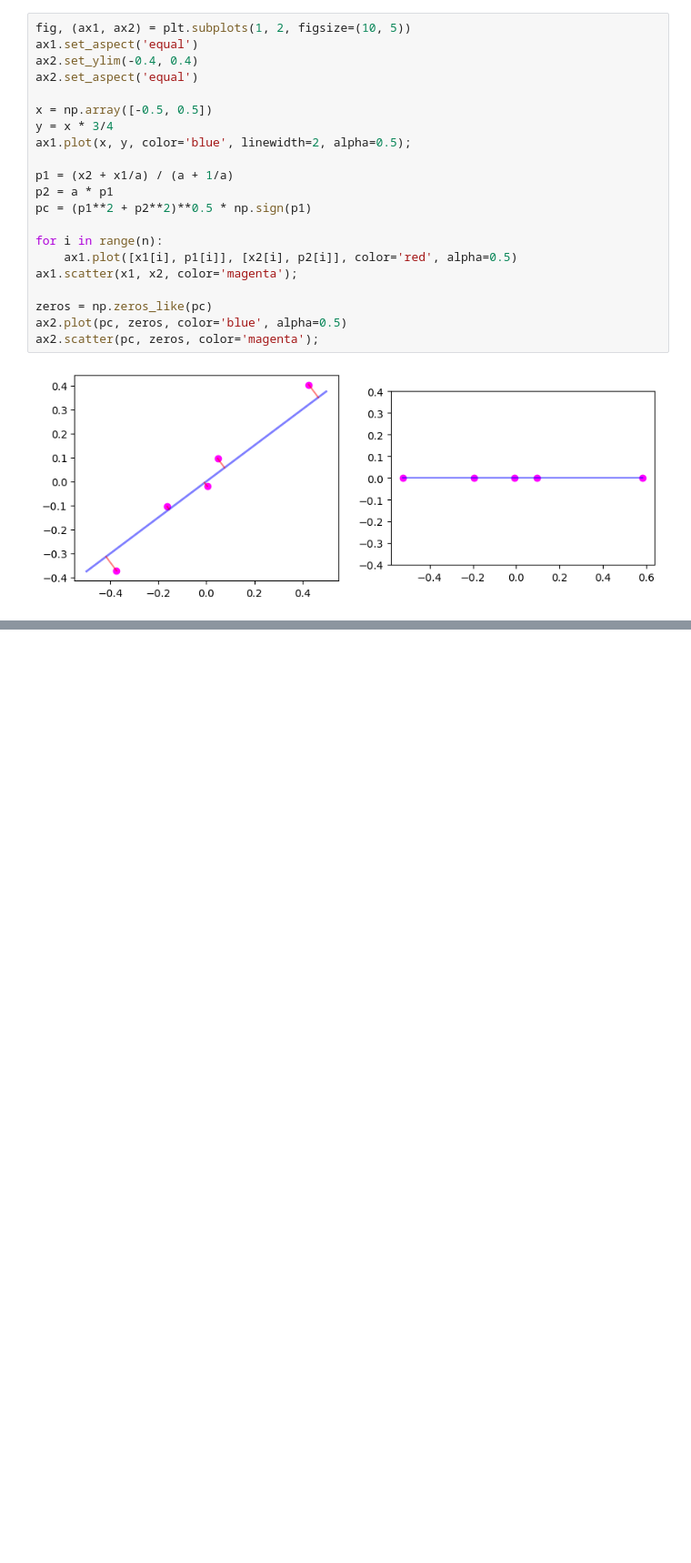
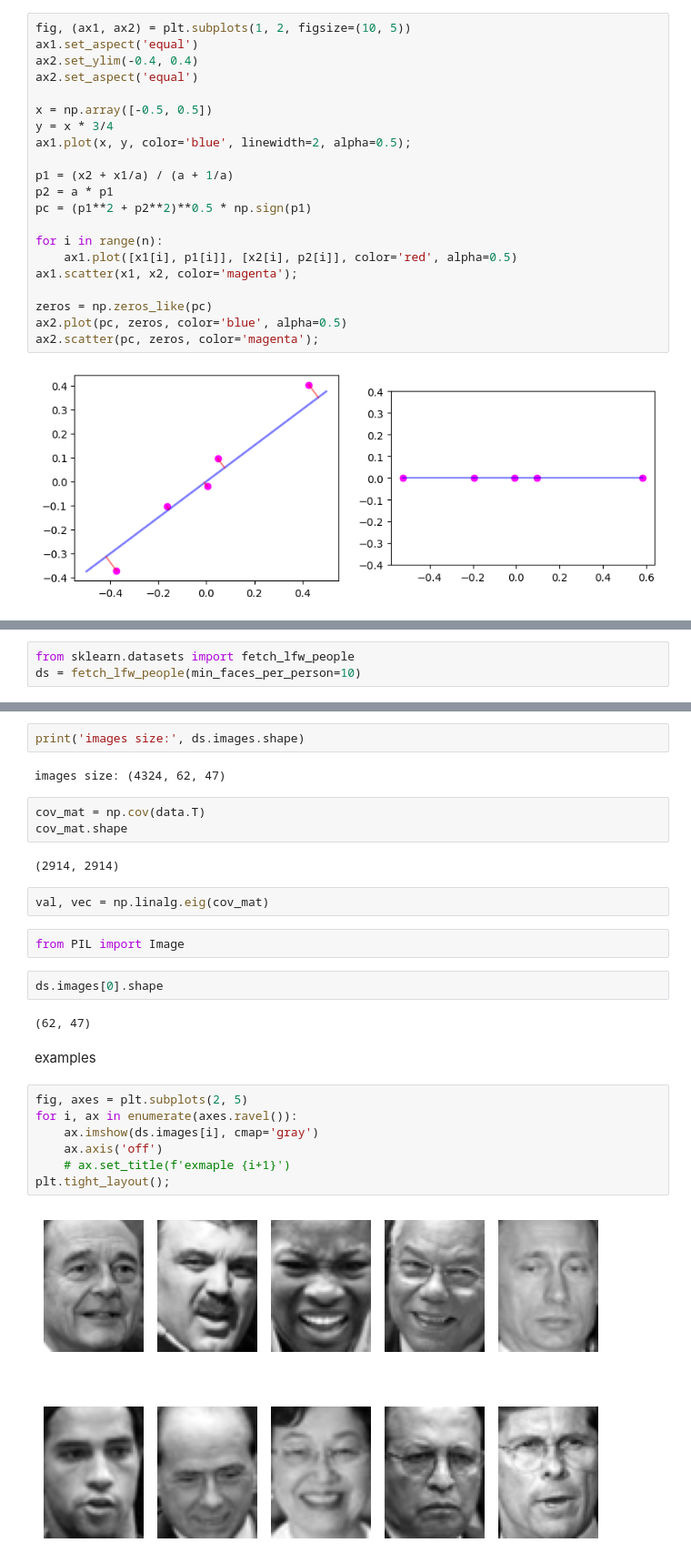
Before and after one commit to misya11p/dimensionality-reduction, a Jupyter notebook: PCA.ipynb, the cells around one changed output, grey strips where cells are left out. Shown at 91% size. Drawn from its saved outputs; the diff is of its cells as text; blank space fills up the shorter version.

Commit message:
face

```diff
--- a/PCA.ipynb
+++ b/PCA.ipynb
@@ -267,0 +272,3 @@ plt.scatter(pc2, pc1, color='magenta');
+# %%
+from sklearn.datasets import fetch_lfw_people
+ds = fetch_lfw_people(min_faces_per_person=10)
@@ -267,0 +280,28 @@ plt.scatter(pc2, pc1, color='magenta');
+# %%
+print('images size:', ds.images.shape)
+# %% [output]
+images size: (4324, 62, 47)
+# %%
+cov_mat = np.cov(data.T)
+cov_mat.shape
+# %% [output]
+(2914, 2914)
+# %%
+val, vec = np.linalg.eig(cov_mat)
+# %%
+from PIL import Image
+# %%
+ds.images[0].shape
+# %% [output]
+(62, 47)
+# %% [markdown]
+examples
+# %%
+fig, axes = plt.subplots(2, 5)
+for i, ax in enumerate(axes.ravel()):
+    ax.imshow(ds.images[i], cmap='gray')
+    ax.axis('off')
+    # ax.set_title(f'exmaple {i+1}')
+plt.tight_layout();
+# %% [output]
+[figure, added]
```
Also changed, not shown: parts of 7 cells of this notebook.
